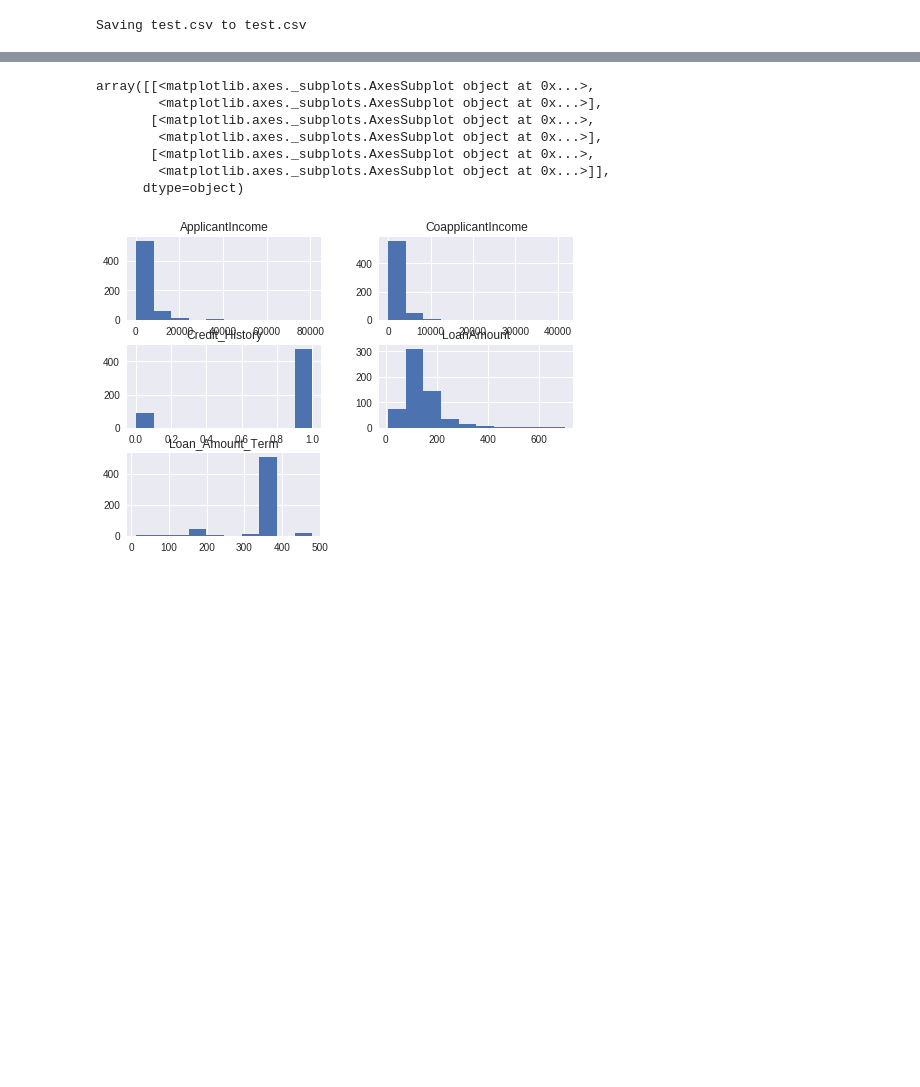
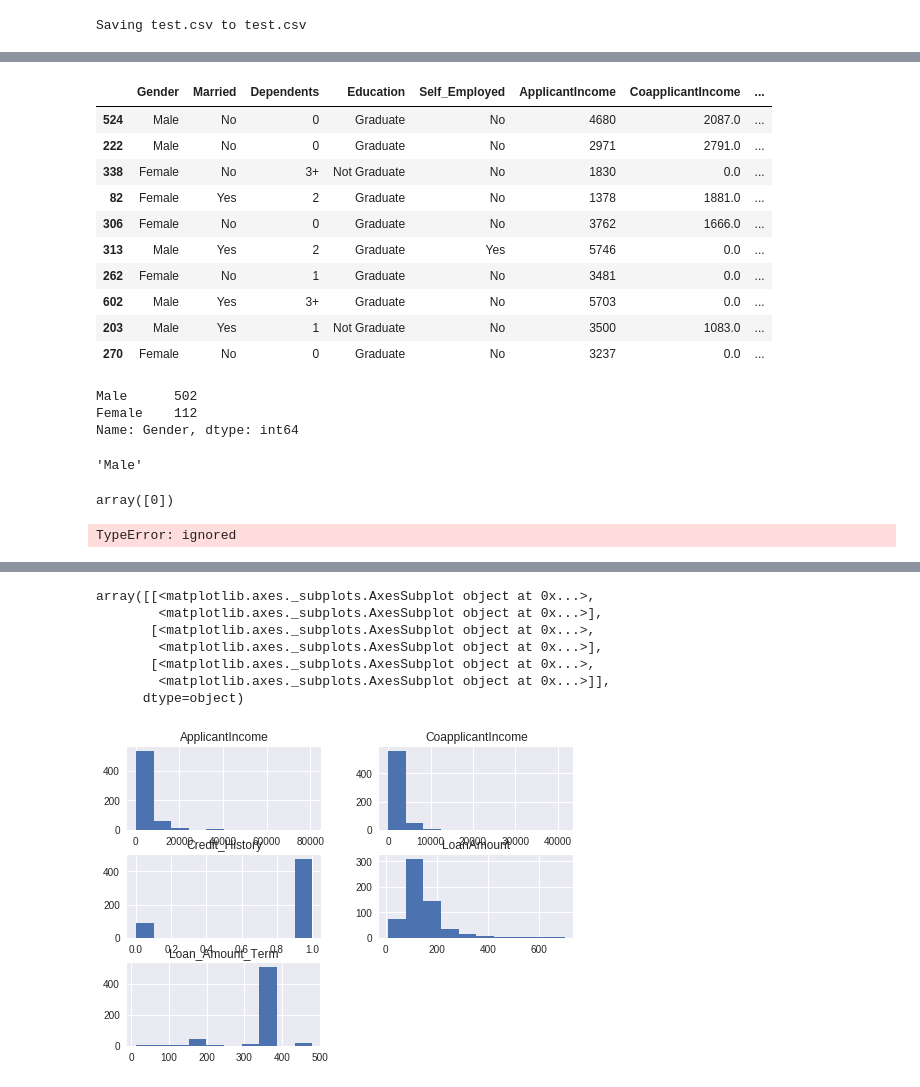
Before and after one commit to SahanaRaghu/ML, a Jupyter notebook: AnalyticsVidyaLoanPrediction.ipynb, the cells around one changed output, grey strips where cells are left out. Saved outputs shown, nothing was run; the diff lists cells and outputs as text; code cells hidden in the pictures; blank space fills up the shorter version.

```diff
--- a/AnalyticsVidyaLoanPrediction.ipynb
+++ b/AnalyticsVidyaLoanPrediction.ipynb
@@ -66,0 +91,26 @@ train_data.describe()
+# %%
+temp = train_data.loc[(train_data['Gender'].isnull()==0)]
+temp.head(10)
+# %% [output]
+|  | Gender | Married | Dependents | Education | Self_Employed | ApplicantIncome | CoapplicantIncome | ... |
+| 524 | Male | No | 0 | Graduate | No | 4680 | 2087.0 | ... |
+| 222 | Male | No | 0 | Graduate | No | 2971 | 2791.0 | ... |
+| 338 | Female | No | 3+ | Not Graduate | No | 1830 | 0.0 | ... |
+| 82 | Female | Yes | 2 | Graduate | No | 1378 | 1881.0 | ... |
+| 306 | Female | No | 0 | Graduate | No | 3762 | 1666.0 | ... |
+| 313 | Male | Yes | 2 | Graduate | Yes | 5746 | 0.0 | ... |
+| 262 | Female | No | 1 | Graduate | No | 3481 | 0.0 | ... |
+| 602 | Male | Yes | 3+ | Graduate | No | 5703 | 0.0 | ... |
+| 203 | Male | Yes | 1 | Not Graduate | No | 3500 | 1083.0 | ... |
+| 270 | Female | No | 0 | Graduate | No | 3237 | 0.0 | ... |
+# %%
+train_data['Gender'].value_counts()
+# %% [output]
+Male      502
+Female    112
+Name: Gender, dtype: int64
+# %%
+# train_data['Gender'].fillna(train_data['Gender'].mode()[0], inplace=True)
+train_data['Gender'].mode()[0]
+# %% [output]
+'Male'
@@ -66,0 +124,16 @@ train_data.describe()
+# %%
+a = le.fit_transform(var_mod)
+a
+# %% [output]
+array([0])
+# %%
+
+
+from sklearn.preprocessing import LabelEncoder
+var_mod = ['Gender','Married','Dependents','Education','Self_Employed','Property_Area']
+le = LabelEncoder()
+for i in var_mod:
+    train_data[i] = le.fit_transform(df[i])
+train_data.dtypes
+# %% [output]
+TypeError: ignored
```
Also changed, not shown: parts of 6 cells of this notebook.
